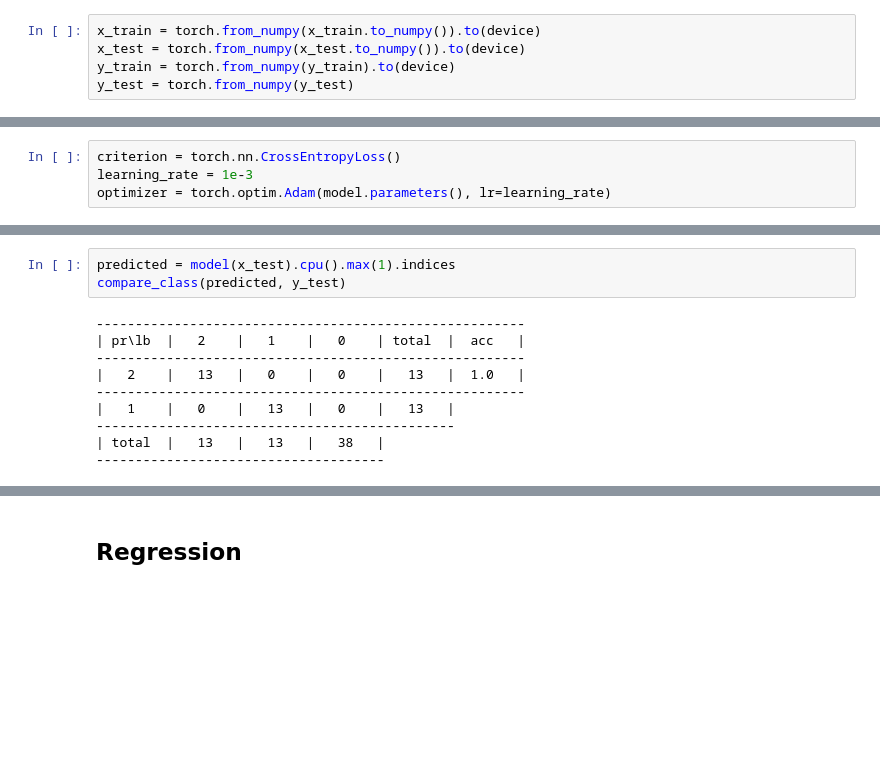
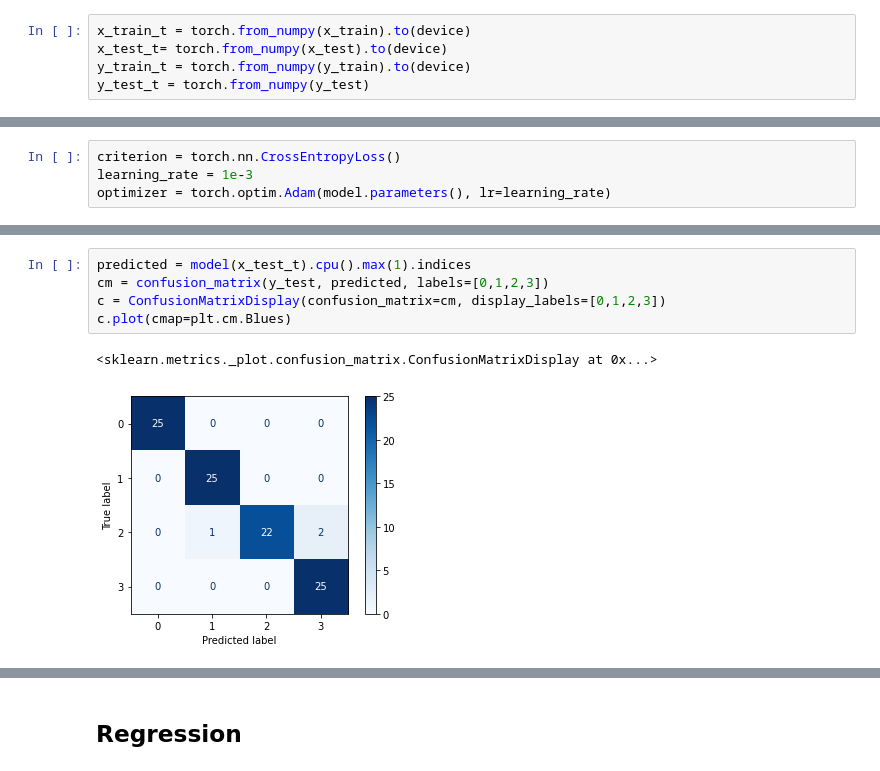
Before and after one commit to MartaVallejo/MachineLearning, a Jupyter notebook: ArtificialNeuralNetwork.ipynb, the cells around one changed output, grey strips where cells are left out. Drawn from its saved outputs; the diff is of its cells as text; blank space fills up the shorter version.

```diff
--- a/ArtificialNeuralNetwork.ipynb
+++ b/ArtificialNeuralNetwork.ipynb
@@ -75,8 +81,8 @@ np.random.seed(42)
 torch.manual_seed(42)
 device = torch.device("cuda:0" if torch.cuda.is_available() else "cpu")
 # %%
-x_train = torch.from_numpy(x_train.to_numpy()).to(device)
-x_test = torch.from_numpy(x_test.to_numpy()).to(device)
-y_train = torch.from_numpy(y_train).to(device)
-y_test = torch.from_numpy(y_test)
+x_train_t = torch.from_numpy(x_train).to(device)
+x_test_t= torch.from_numpy(x_test).to(device)
+y_train_t = torch.from_numpy(y_train).to(device)
+y_test_t = torch.from_numpy(y_test)
 # %%
@@ -112,13 +118,8 @@ for i in range(1000):
-# %%
-predicted = model(x_test).cpu().max(1).indices
-compare_class(predicted, y_test)
-# %% [output]
--------------------------------------------------------
-| pr\lb  |   2    |   1    |   0    | total  |  acc   |
--------------------------------------------------------
-|   2    |   13   |   0    |   0    |   13   |  1.0   |
--------------------------------------------------------
-|   1    |   0    |   13   |   0    |   13   |
-----------------------------------------------
-| total  |   13   |   13   |   38   |
--------------------------------------
+# %%
+predicted = model(x_test_t).cpu().max(1).indices
+cm = confusion_matrix(y_test, predicted, labels=[0,1,2,3])
+c = ConfusionMatrixDisplay(confusion_matrix=cm, display_labels=[0,1,2,3])
+c.plot(cmap=plt.cm.Blues)
+# %% [output]
+<sklearn.metrics._plot.confusion_matrix.ConfusionMatrixDisplay at 0x...>
+[figure, added]
```
Also changed, not shown: parts of 14 cells of this notebook.
